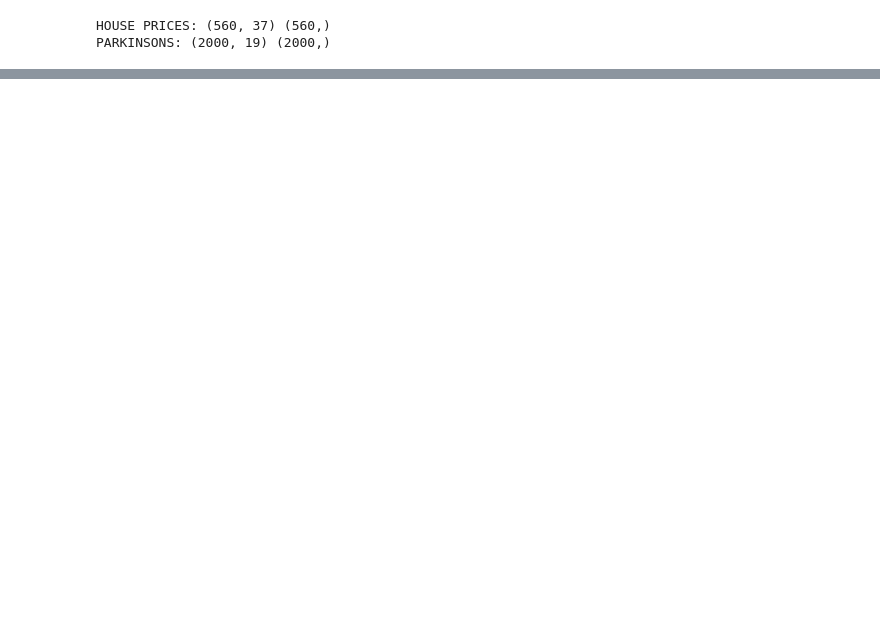
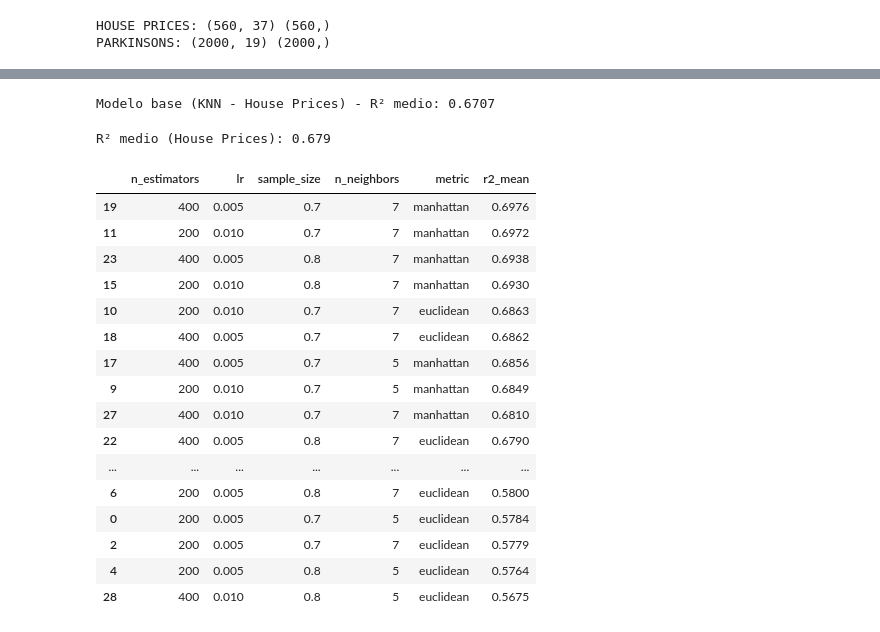
Before and after one commit to Javclamar/Ensamble-Secuencial-de-Modelos, a Jupyter notebook: notebooks/ensamble_secuencial_modelos.ipynb, the cells around one changed output, grey strips where cells are left out. Drawn from its saved outputs; the diff is of its cells as text; code cells hidden in the pictures; blank space fills up the shorter version.

```diff
--- a/notebooks/ensamble_secuencial_modelos.ipynb
+++ b/notebooks/ensamble_secuencial_modelos.ipynb
@@ -244,0 +559,59 @@ df_resultados
+# %%
+# Modelo base. Dataset House Prices
+r2_base_house = cross_val_score(modelo_base_knn, X_house_normalizados, y_house, cv=kf, scoring='r2')
+print("Modelo base (KNN - House Prices) - R² medio:", np.round(r2_base_house.mean(), 4))
+# %% [output]
+Modelo base (KNN - House Prices) - R² medio: 0.6707
+# %%
+# Entrenamiento y validación cruzada con dataset de House Prices
+model = SequentialEnsembleRegressor(
+    base_estimator=KNeighborsRegressor(n_neighbors=7),
+    n_estimators=400,
+    sample_size=0.8,
+    lr=0.005,
+    random_state=42,
+)
+
+scores = cross_val_score(model, X_house_normalizados.values, y_house.values, cv=kf, scoring='r2')
+
+print("R² medio (House Prices):", np.round(scores.mean(), 4))
+# %% [output]
+R² medio (House Prices): 0.679
+# %%
+# Valores a explorar manualmente
+param_grid = {
+    "n_estimators": [200, 400],
+    "lr": [0.005, 0.01],
+    "sample_size": [0.7, 0.8],
+    "n_neighbors": [5, 7],
+    "metric": ["euclidean", "manhattan"]
+}
+
+# Entrenamiento y validación cruzada con dataset de Parkinson y diferentes hiperparámetros
+df_resultados = explorar_hiperparametros_knn(
+    param_grid=param_grid,
+    X=X_house_normalizados.values,
+    y=y_house.values,
+    cv=kf
+)
+
+# Mostrar resultados
+df_resultados
+# %% [output]
+|  | n_estimators | lr | sample_size | n_neighbors | metric | r2_mean |
+| 19 | 400 | 0.005 | 0.7 | 7 | manhattan | 0.6976 |
+| 11 | 200 | 0.010 | 0.7 | 7 | manhattan | 0.6972 |
+| 23 | 400 | 0.005 | 0.8 | 7 | manhattan | 0.6938 |
+| 15 | 200 | 0.010 | 0.8 | 7 | manhattan | 0.6930 |
+| 10 | 200 | 0.010 | 0.7 | 7 | euclidean | 0.6863 |
+| 18 | 400 | 0.005 | 0.7 | 7 | euclidean | 0.6862 |
+| 17 | 400 | 0.005 | 0.7 | 5 | manhattan | 0.6856 |
+| 9 | 200 | 0.010 | 0.7 | 5 | manhattan | 0.6849 |
+| 27 | 400 | 0.010 | 0.7 | 7 | manhattan | 0.6810 |
+| 22 | 400 | 0.005 | 0.8 | 7 | euclidean | 0.6790 |
+| ... | ... | ... | ... | ... | ... | ... |
+| 6 | 200 | 0.005 | 0.8 | 7 | euclidean | 0.5800 |
+| 0 | 200 | 0.005 | 0.7 | 5 | euclidean | 0.5784 |
+| 2 | 200 | 0.005 | 0.7 | 7 | euclidean | 0.5779 |
+| 4 | 200 | 0.005 | 0.8 | 5 | euclidean | 0.5764 |
+| 28 | 400 | 0.010 | 0.8 | 5 | euclidean | 0.5675 |
```
Also changed, not shown: parts of 36 cells of this notebook, 1 other file.
